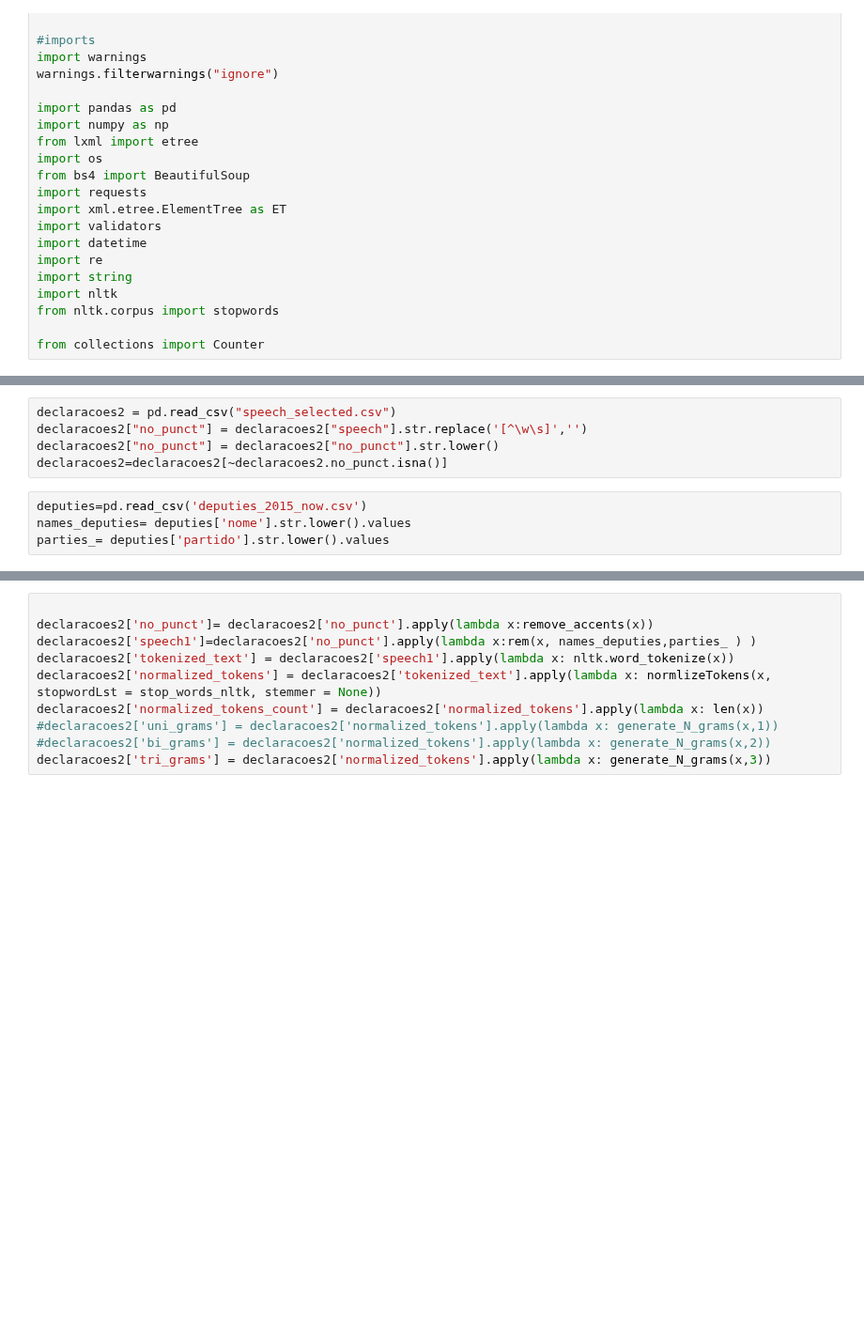
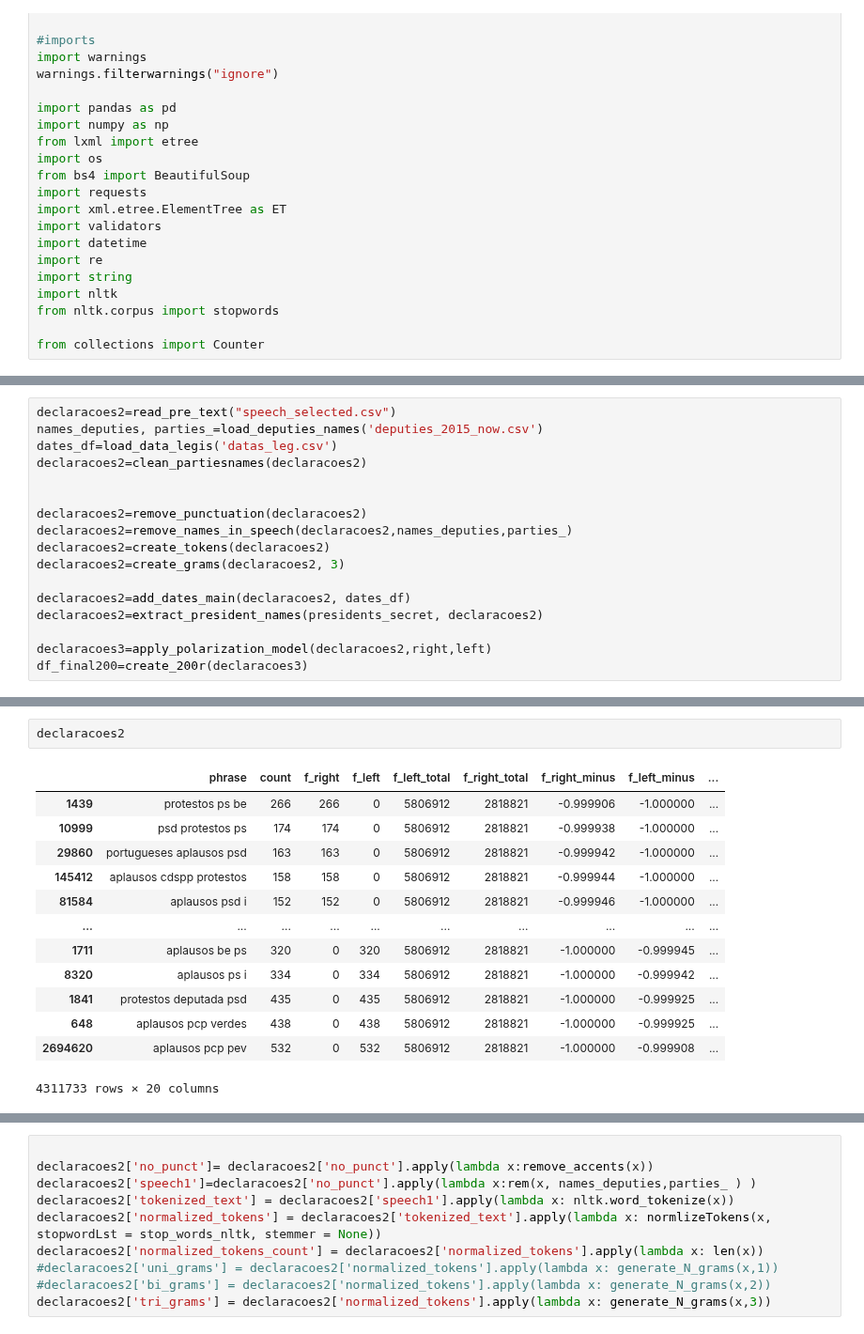
Before and after one commit to CT-P/portuguese_open_data, a Jupyter notebook: code/explore/nlp_transcripts.ipynb, the cells around one changed output, grey strips where cells are left out. Shown at 94% size. Saved outputs shown, nothing was run; the diff lists cells and outputs as text; blank space fills up the shorter version.

```diff
--- a/code/explore/nlp_transcripts.ipynb
+++ b/code/explore/nlp_transcripts.ipynb
@@ -239,13 +233,4 @@ def create_polarization_correlation(df):
     df['beta_polarization']=aa+bb
 
     return df
-# %%
-declaracoes2 = pd.read_csv("speech_selected.csv")
-declaracoes2["no_punct"] = declaracoes2["speech"].str.replace('[^\w\s]','')
-declaracoes2["no_punct"] = declaracoes2["no_punct"].str.lower()
-declaracoes2=declaracoes2[~declaracoes2.no_punct.isna()]
-# %%
-deputies=pd.read_csv('deputies_2015_now.csv')
-names_deputies= deputies['nome'].str.lower().values
-parties_= deputies['partido'].str.lower().values
 # %%
@@ -277,0 +340,17 @@ declaracoes2=declaracoes2[declaracoes2.party.isin(partiesss)]
+# %%
+declaracoes2=read_pre_text("speech_selected.csv")
+names_deputies, parties_=load_deputies_names('deputies_2015_now.csv')
+dates_df=load_data_legis('datas_leg.csv')
+declaracoes2=clean_partiesnames(declaracoes2)
+
+
+declaracoes2=remove_punctuation(declaracoes2)
+declaracoes2=remove_names_in_speech(declaracoes2,names_deputies,parties_)
+declaracoes2=create_tokens(declaracoes2)
+declaracoes2=create_grams(declaracoes2, 3)
+
+declaracoes2=add_dates_main(declaracoes2, dates_df)
+declaracoes2=extract_president_names(presidents_secret, declaracoes2)
+
+declaracoes3=apply_polarization_model(declaracoes2,right,left)
+df_final200=create_200r(declaracoes3)
@@ -277,0 +361,16 @@ declaracoes2=declaracoes2[declaracoes2.party.isin(partiesss)]
+# %%
+declaracoes2
+# %% [output]
+|  | phrase | count | f_right | f_left | f_left_total | f_right_total | f_right_minus | f_left_minus | ... |
+| 1439 | protestos ps be | 266 | 266 | 0 | 5806912 | 2818821 | -0.999906 | -1.000000 | ... |
+| 10999 | psd protestos ps | 174 | 174 | 0 | 5806912 | 2818821 | -0.999938 | -1.000000 | ... |
+| 29860 | portugueses aplausos psd | 163 | 163 | 0 | 5806912 | 2818821 | -0.999942 | -1.000000 | ... |
+| 145412 | aplausos cdspp protestos | 158 | 158 | 0 | 5806912 | 2818821 | -0.999944 | -1.000000 | ... |
+| 81584 | aplausos psd i | 152 | 152 | 0 | 5806912 | 2818821 | -0.999946 | -1.000000 | ... |
+| ... | ... | ... | ... | ... | ... | ... | ... | ... | ... |
+| 1711 | aplausos be ps | 320 | 0 | 320 | 5806912 | 2818821 | -1.000000 | -0.999945 | ... |
+| 8320 | aplausos ps i | 334 | 0 | 334 | 5806912 | 2818821 | -1.000000 | -0.999942 | ... |
+| 1841 | protestos deputada psd | 435 | 0 | 435 | 5806912 | 2818821 | -1.000000 | -0.999925 | ... |
+| 648 | aplausos pcp verdes | 438 | 0 | 438 | 5806912 | 2818821 | -1.000000 | -0.999925 | ... |
+| 2694620 | aplausos pcp pev | 532 | 0 | 532 | 5806912 | 2818821 | -1.000000 | -0.999908 | ... |
+4311733 rows × 20 columns
```
Also changed, not shown: parts of 7 cells of this notebook, 2 other files.
